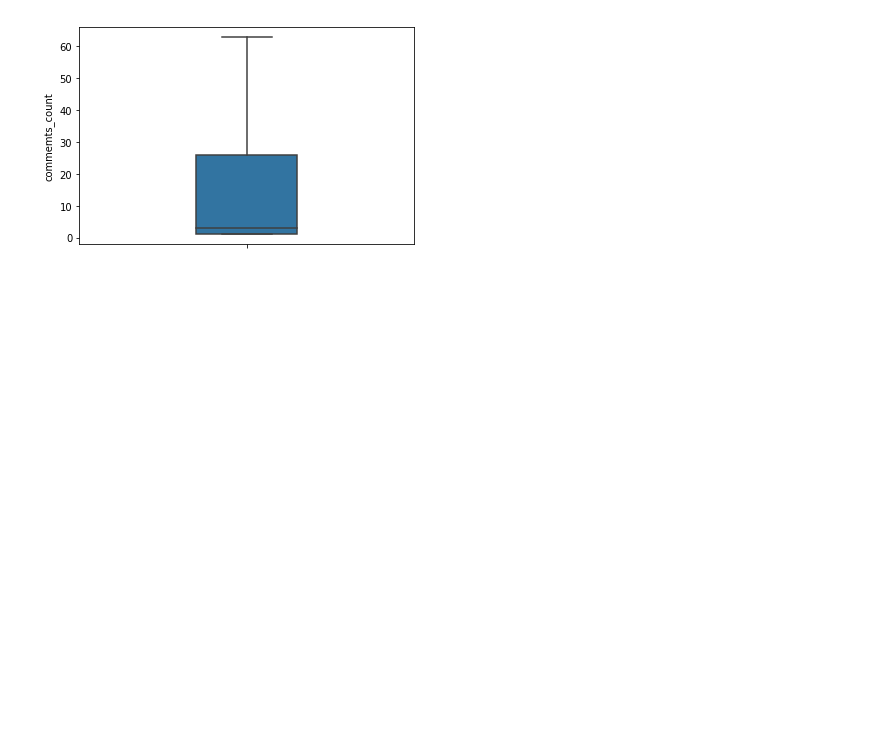
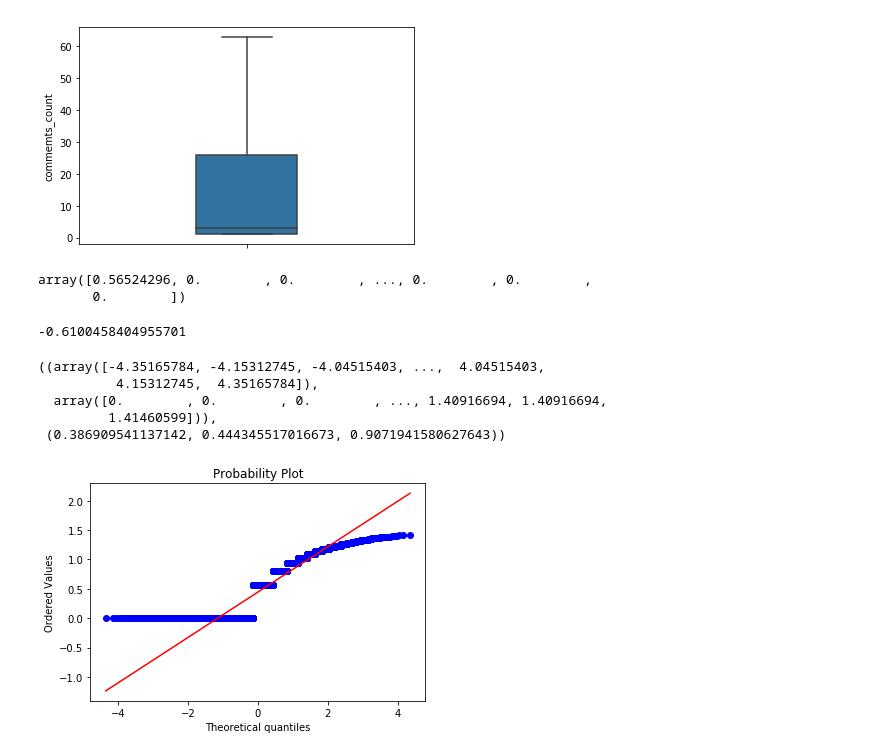
Before and after one commit to yungyong/coursework-HSE-2019, a Jupyter notebook: Hacker_News_json_dump_analysis.ipynb, the cells around one changed output. Cells and saved outputs as stored; diff of their text form; code cells hidden in the pictures; blank space fills up the shorter version.

```diff
--- a/Hacker_News_json_dump_analysis.ipynb
+++ b/Hacker_News_json_dump_analysis.ipynb
@@ -87,3 +85,7 @@ fin_df.head(2)
+# %%
+
+col = 'kids'
+fin_df[col] = fin_df[col].apply(lambda x: eval(x) if isinstance(x,str) else None)
 # %%
 fin_df.shape
 # %% [output]
@@ -162,7 +164,8 @@ Name: id, dtype: int64
 # %% [markdown]
 ### первичная статистика по текстам
 # %%
-fin_df.fillna('', subset=['text', 'title'], inplace=True)
+fin_df.loc[fin_df['text'].isnull(), 'text'] = ''
+fin_df.loc[fin_df['title'].isnull(), 'title'] = ''
 
 fin_df.loc[:, 'text'] = fin_df.loc[:, 'text'].apply(html.unescape)
 fin_df.loc[:, 'title'] = fin_df.loc[:, 'title'].apply(html.unescape)
@@ -352,7 +350,7 @@ fin_df[(fin_df['type']=='story')&(fin_df['kids_count'] > 5)&(fin_df['kids_count'
 tree = {}
 
 for node_id, node_children_list in fin_df.loc[:, ['id', 'kids']].values:
-    if node_children_list is None:
+    if node_children_list is None or isinstance(node_children_list, float):
         node_children_list = []
     tree[node_id] = list(node_children_list)
 # %%
@@ -390,0 +391,21 @@ sns.boxplot(fin_df[(fin_df['commemts_count']>0)&(fin_df['type']=='story')]['comm
+# %%
+rc_bc, bc_params = stats.boxcox(fin_df[fin_df['height']>0]['height'])
+# %%
+rc_bc
+# %% [output]
+array([0.56524296, 0.        , 0.        , ..., 0.        , 0.        ,
+       0.        ])
+# %%
+bc_params
+# %% [output]
+-0.6100458404955701
+# %%
+a, ax1 = plt.subplots()
+stats.probplot(rc_bc, dist=stats.norm, plot=ax1)
+# %% [output]
+((array([-4.35165784, -4.15312745, -4.04515403, ...,  4.04515403,
+          4.15312745,  4.35165784]),
+  array([0.        , 0.        , 0.        , ..., 1.40916694, 1.40916694,
+         1.41460599])),
+ (0.386909541137142, 0.444345517016673, 0.9071941580627643))
+[figure, added]
```
Also changed, not shown: parts of 12 cells of this notebook, 1 other file.
